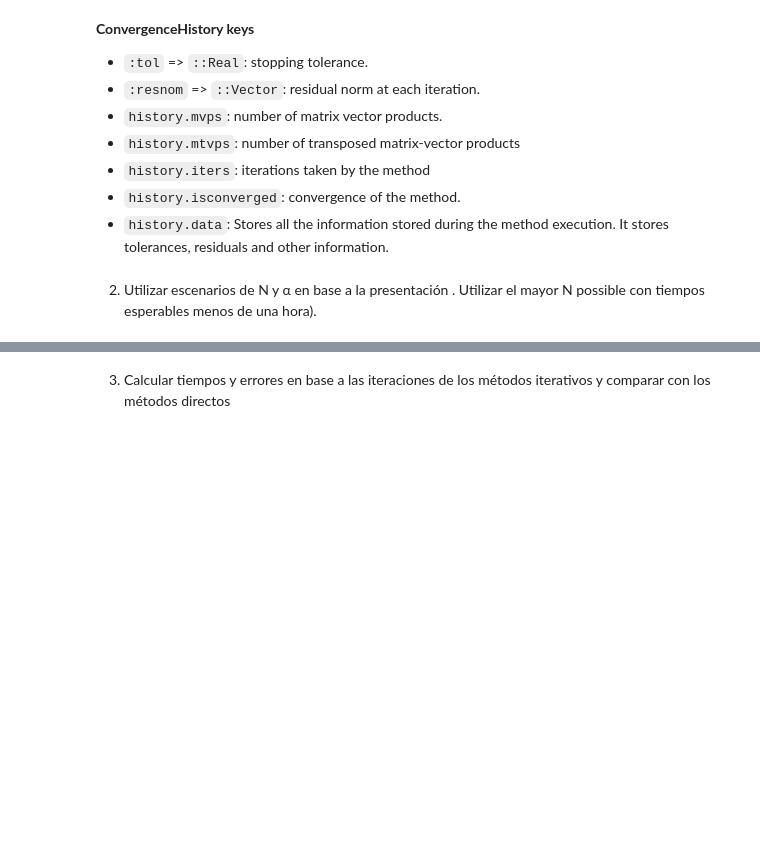
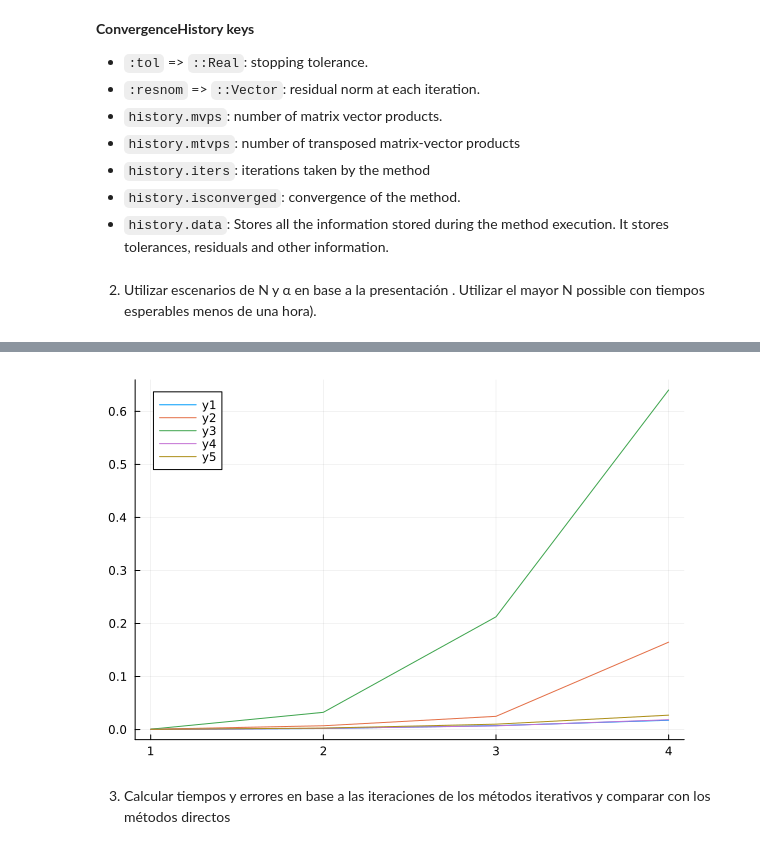
Before and after one commit to ncarrillo93/MetodosIterativos, a Jupyter notebook: Tarea 1.ipynb, the cells around one changed output, grey strips where cells are left out. Cells and saved outputs as stored; diff of their text form; code cells hidden in the pictures; blank space fills up the shorter version.

Commit message:
tiempo

```diff
--- a/Tarea 1.ipynb
+++ b/Tarea 1.ipynb
@@ -183,0 +194,10 @@ p
+# %%
+using Plots
+tiempos=[ TCG , TBICGSTAB , TGMRES , TMINRES , TQMR ];
+p=plot();
+for tiempo in tiempos
+    plot!(tiempo)
+end
+p
+# %% [output]
+[figure, added]
```
Also changed, not shown: parts of 3 cells of this notebook.
